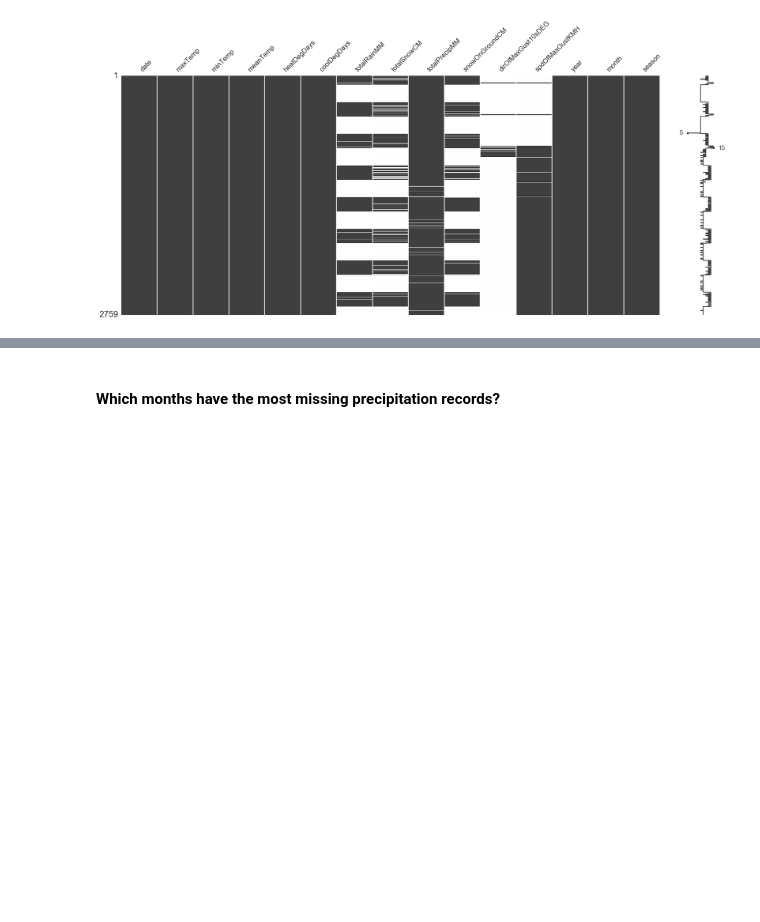
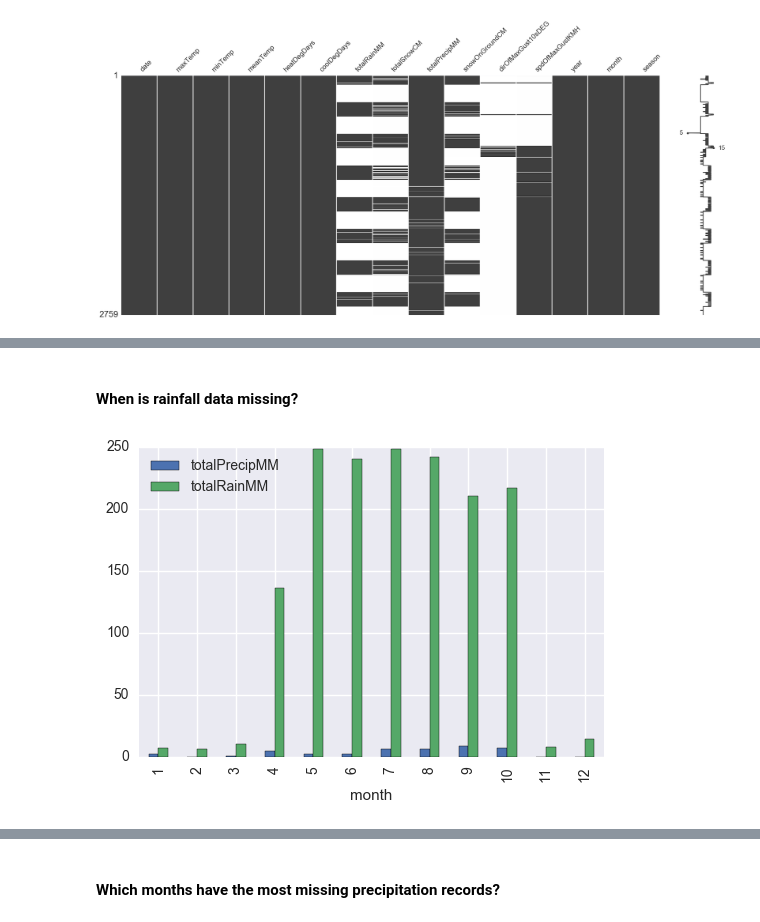
Before and after one commit to calvdee/analysis-london-ont-precipitation, a Jupyter notebook: notebooks/2. Exploratory Weather Data Analysis.ipynb, the cells around one changed output, grey strips where cells are left out. Saved outputs shown, nothing was run; the diff lists cells and outputs as text; code cells hidden in the pictures; blank space fills up the shorter version.

```diff
--- a/notebooks/2. Exploratory Weather Data Analysis.ipynb
+++ b/notebooks/2. Exploratory Weather Data Analysis.ipynb
@@ -96,0 +76,8 @@ msno.matrix(df.sort_values('date', ascending=True))
+# %% [markdown]
+#### When is rainfall data missing?
+# %%
+missing_df = df[['month', 'totalPrecipMM', 'totalRainMM']].groupby(
+  ['month'])[['totalPrecipMM', 'totalRainMM']].apply(lambda x: pd.isnull(x).sum())
+missing_df.plot(kind='bar');
+# %% [output]
+[figure, added]
```
Also changed, not shown: parts of 73 cells of this notebook, 7 other files.
